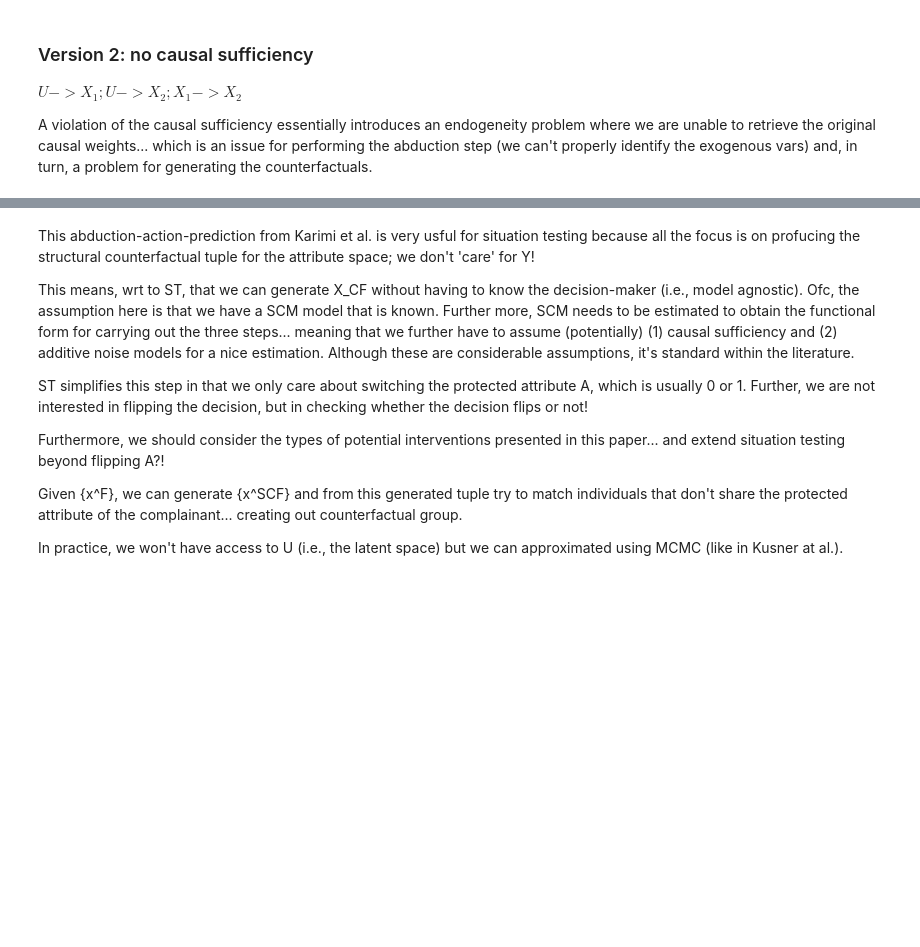
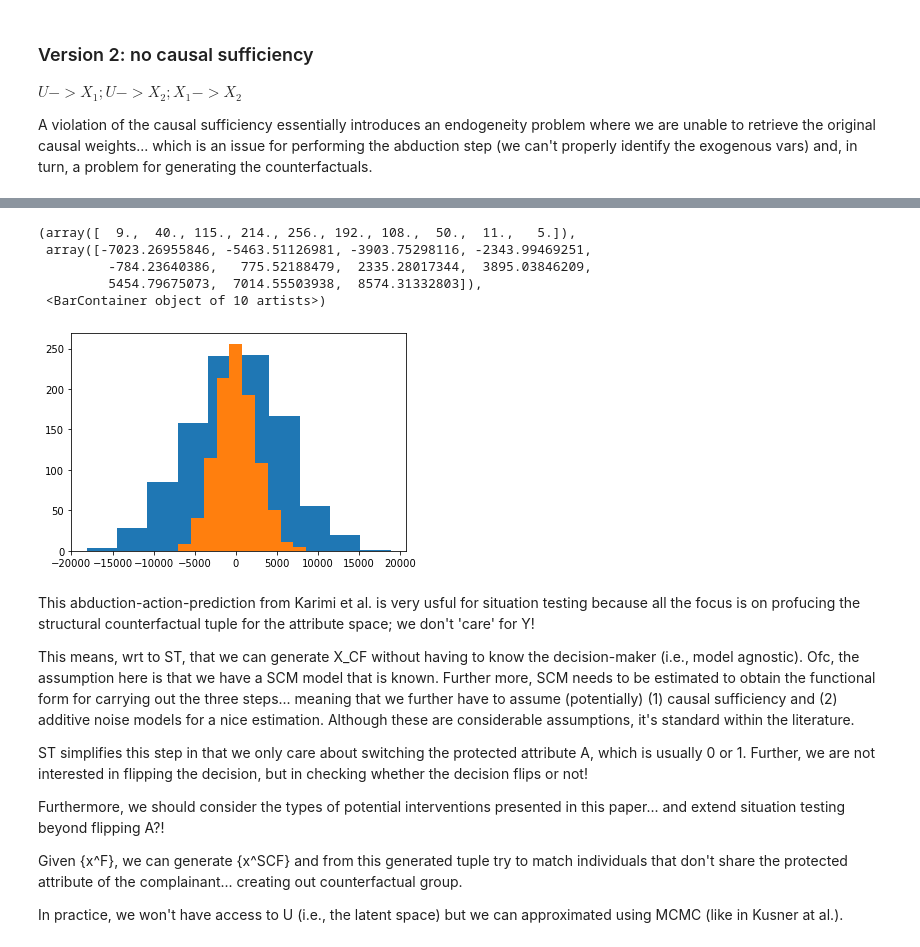
Before and after one commit to cc-jalvarez/counterfactual-situation-testing, a Jupyter notebook: synthetic_scf.ipynb, the cells around one changed output, grey strips where cells are left out. Drawn from its saved outputs; the diff is of its cells as text; code cells hidden in the pictures; blank space fills up the shorter version.

```diff
--- a/synthetic_scf.ipynb
+++ b/synthetic_scf.ipynb
@@ -348,0 +386,3 @@ print(hat_beta0)
+# %%
+scf_data = data2[['AnnualSalary', 'AccountBalance', 'u1', 'u2', 'z']].copy()
+scf_data.head(5)
@@ -348,0 +396,3 @@ print(hat_beta0)
+# %%
+scf_data['hat_AccountBalance'] = model.predict(x)
+scf_data.head(5)
@@ -348,0 +406,4 @@ print(hat_beta0)
+# %%
+scf_data['hat_u1'] = scf_data['AnnualSalary']
+scf_data['hat_u2'] = round(scf_data['AccountBalance'] - model.predict(x), 2)
+scf_data.head(5)
@@ -349,3 +417,14 @@ print(hat_beta0)
+# %%
+# under this, we would overestimate u2
+plt.hist(scf_data['hat_u2'])
+plt.hist(scf_data['u2'])
+# %% [output]
+(array([  9.,  40., 115., 214., 256., 192., 108.,  50.,  11.,   5.]),
+ array([-7023.26955846, -5463.51126981, -3903.75298116, -2343.99469251,
+         -784.23640386,   775.52188479,  2335.28017344,  3895.03846209,
+         5454.79675073,  7014.55503938,  8574.31332803]),
+ <BarContainer object of 10 artists>)
+[figure, added]
 # %%
 # consider individual i: what is the counterfactual of y_i?
 # here, in ST, want the STRUCTURAL COUNTERFACTUAL x_scf, not too interested in y_scf
```
Also changed, not shown: parts of 12 cells of this notebook.
